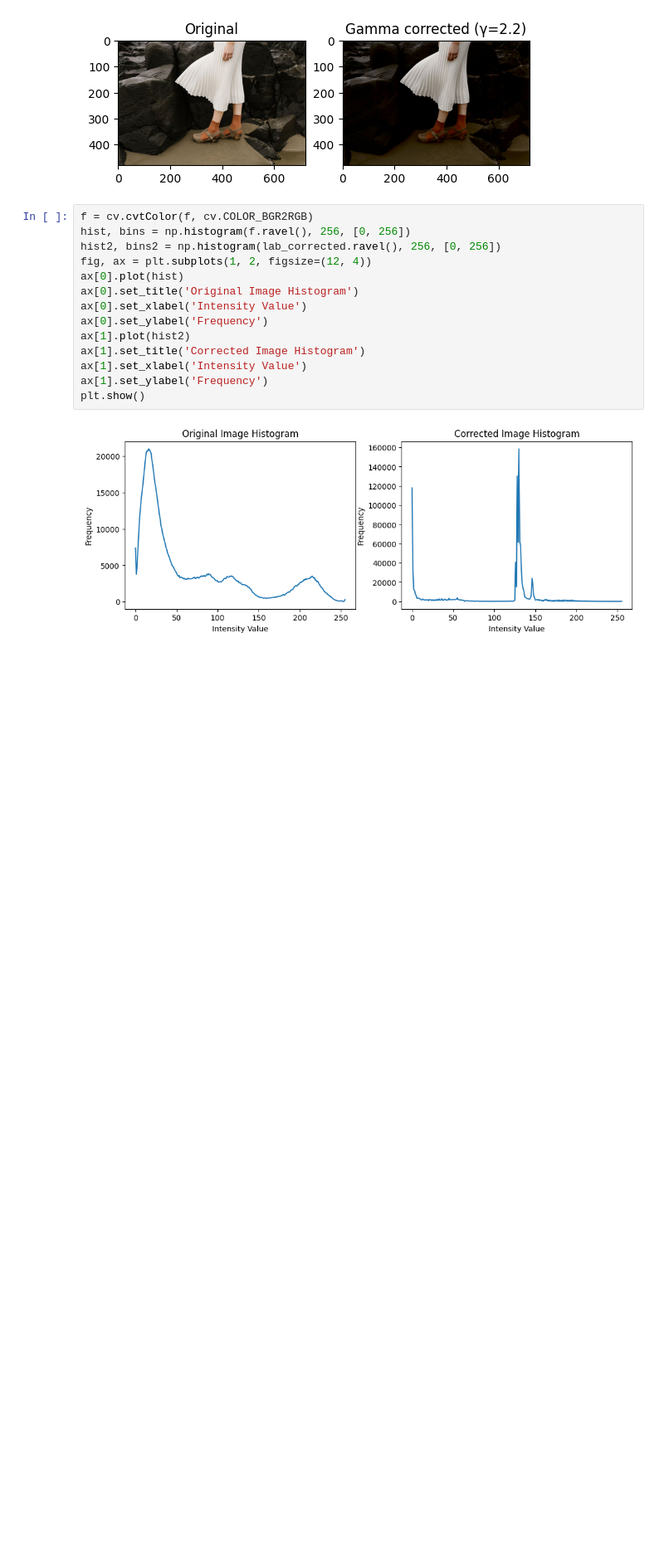
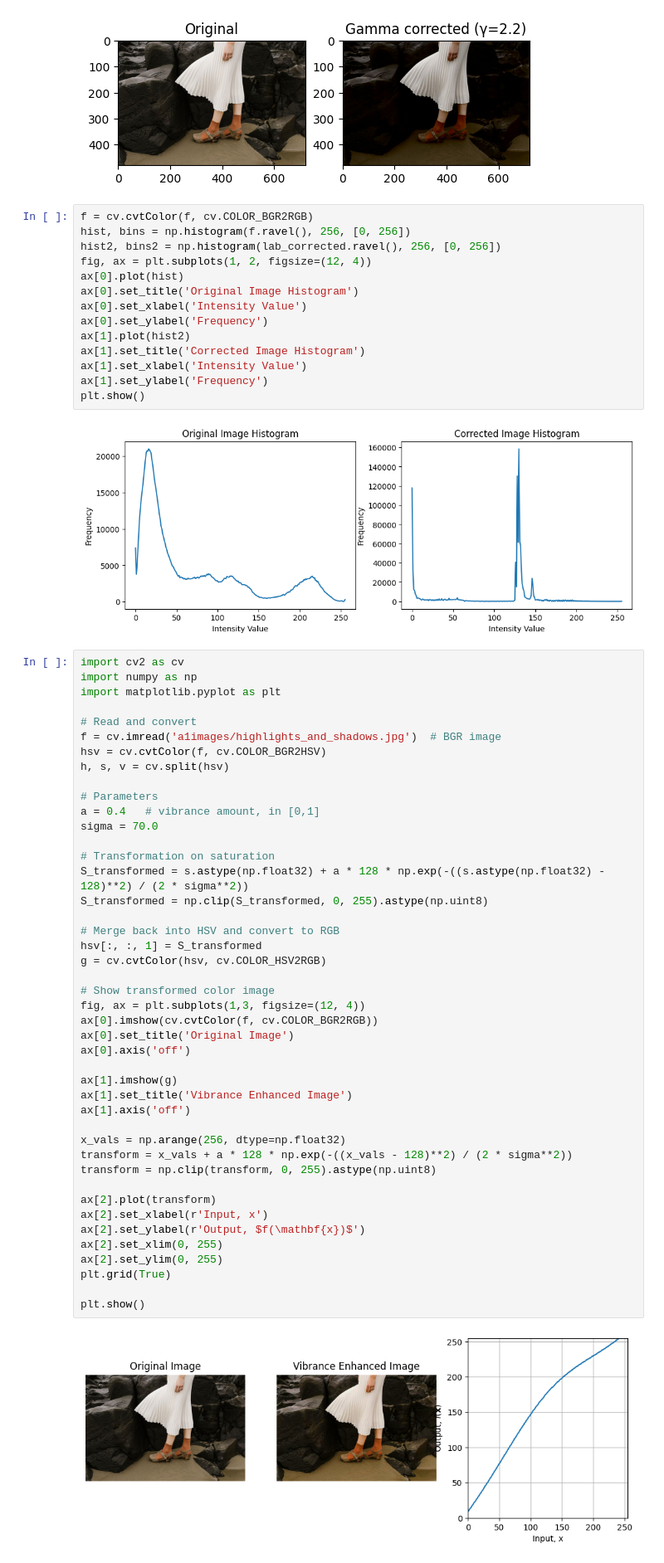
Before and after one commit to silveradium/Computer-Vision---Ranga-Sir, a Jupyter notebook: Assignment1/assignement1.ipynb, the cells around one changed output. Shown at 83% size. Drawn from its saved outputs; the diff is of its cells as text; blank space fills up the shorter version.

Commit message:
Vibrance enhanced

```diff
--- a/Assignment1/assignement1.ipynb
+++ b/Assignment1/assignement1.ipynb
@@ -151,3 +151,49 @@ ax[1].set_ylabel('Frequency')
 plt.show()
 # %% [output]
 [figure]
+# %%
+import cv2 as cv
+import numpy as np
+import matplotlib.pyplot as plt
+
+# Read and convert
+f = cv.imread('a1images/highlights_and_shadows.jpg')  # BGR image
+hsv = cv.cvtColor(f, cv.COLOR_BGR2HSV)
+h, s, v = cv.split(hsv)
+
+# Parameters
+a = 0.4   # vibrance amount, in [0,1]
+sigma = 70.0
+
+# Transformation on saturation
+S_transformed = s.astype(np.float32) + a * 128 * np.exp(-((s.astype(np.float32) - 128)**2) / (2 * sigma**2))
+S_transformed = np.clip(S_transformed, 0, 255).astype(np.uint8)
+
+# Merge back into HSV and convert to RGB
+hsv[:, :, 1] = S_transformed
+g = cv.cvtColor(hsv, cv.COLOR_HSV2RGB)
+
+# Show transformed color image
+fig, ax = plt.subplots(1,3, figsize=(12, 4))
+ax[0].imshow(cv.cvtColor(f, cv.COLOR_BGR2RGB))
+ax[0].set_title('Original Image')
+ax[0].axis('off')
+
+ax[1].imshow(g)
+ax[1].set_title('Vibrance Enhanced Image')
+ax[1].axis('off')
+
+x_vals = np.arange(256, dtype=np.float32)
+transform = x_vals + a * 128 * np.exp(-((x_vals - 128)**2) / (2 * sigma**2))
+transform = np.clip(transform, 0, 255).astype(np.uint8)
+
+ax[2].plot(transform)
+ax[2].set_xlabel(r'Input, x')
+ax[2].set_ylabel(r'Output, $f(\mathbf{x})$')
+ax[2].set_xlim(0, 255)
+ax[2].set_ylim(0, 255)
+plt.grid(True)
+
+plt.show()
+# %% [output]
+[figure, added]
```
